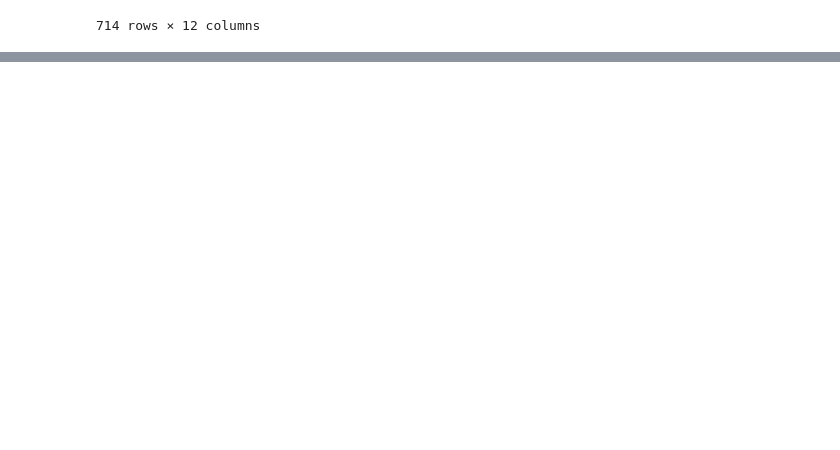
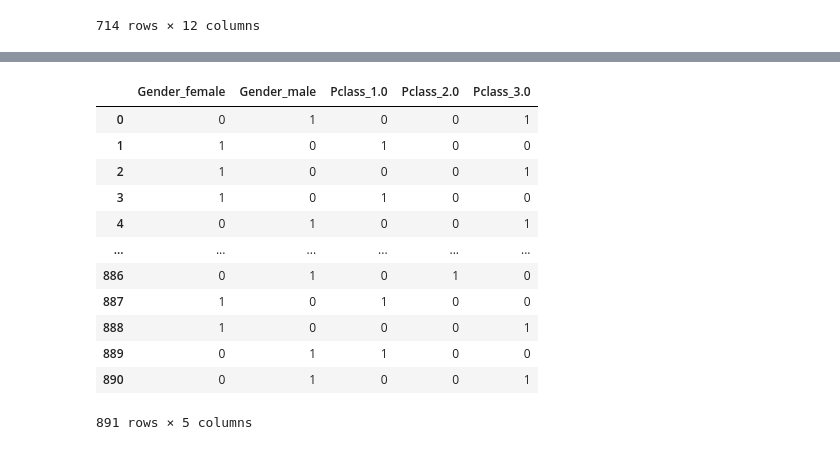
Before and after one commit to soxxun/python, a Jupyter notebook: 20220225/20220225.ipynb, the cells around one changed output, grey strips where cells are left out. Drawn from its saved outputs; the diff is of its cells as text; code cells hidden in the pictures; blank space fills up the shorter version.

```diff
--- a/20220225/20220225.ipynb
+++ b/20220225/20220225.ipynb
@@ -244,0 +272,4 @@ train[train["Age"].notnull()]
+# %%
+train["Age"].fillna(
+    train.groupby("Pclass")["Age"].transform("mean"), inplace=True
+)
@@ -244,0 +397,17 @@ train[train["Age"].notnull()]
+# %%
+# 두개의 데이터프레임을 합치는데 기준은 각각의 인덱스를 기준으로 한다
+pd.merge(genderOneHot,pclassOneHot,how="inner", left_index=True, right_index=True)
+# %% [output]
+|  | Gender_female | Gender_male | Pclass_1.0 | Pclass_2.0 | Pclass_3.0 |
+| 0 | 0 | 1 | 0 | 0 | 1 |
+| 1 | 1 | 0 | 1 | 0 | 0 |
+| 2 | 1 | 0 | 0 | 0 | 1 |
+| 3 | 1 | 0 | 1 | 0 | 0 |
+| 4 | 0 | 1 | 0 | 0 | 1 |
+| ... | ... | ... | ... | ... | ... |
+| 886 | 0 | 1 | 0 | 1 | 0 |
+| 887 | 1 | 0 | 1 | 0 | 0 |
+| 888 | 1 | 0 | 0 | 0 | 1 |
+| 889 | 0 | 1 | 1 | 0 | 0 |
+| 890 | 0 | 1 | 0 | 0 | 1 |
+891 rows × 5 columns
```
Also changed, not shown: parts of 15 cells of this notebook.
